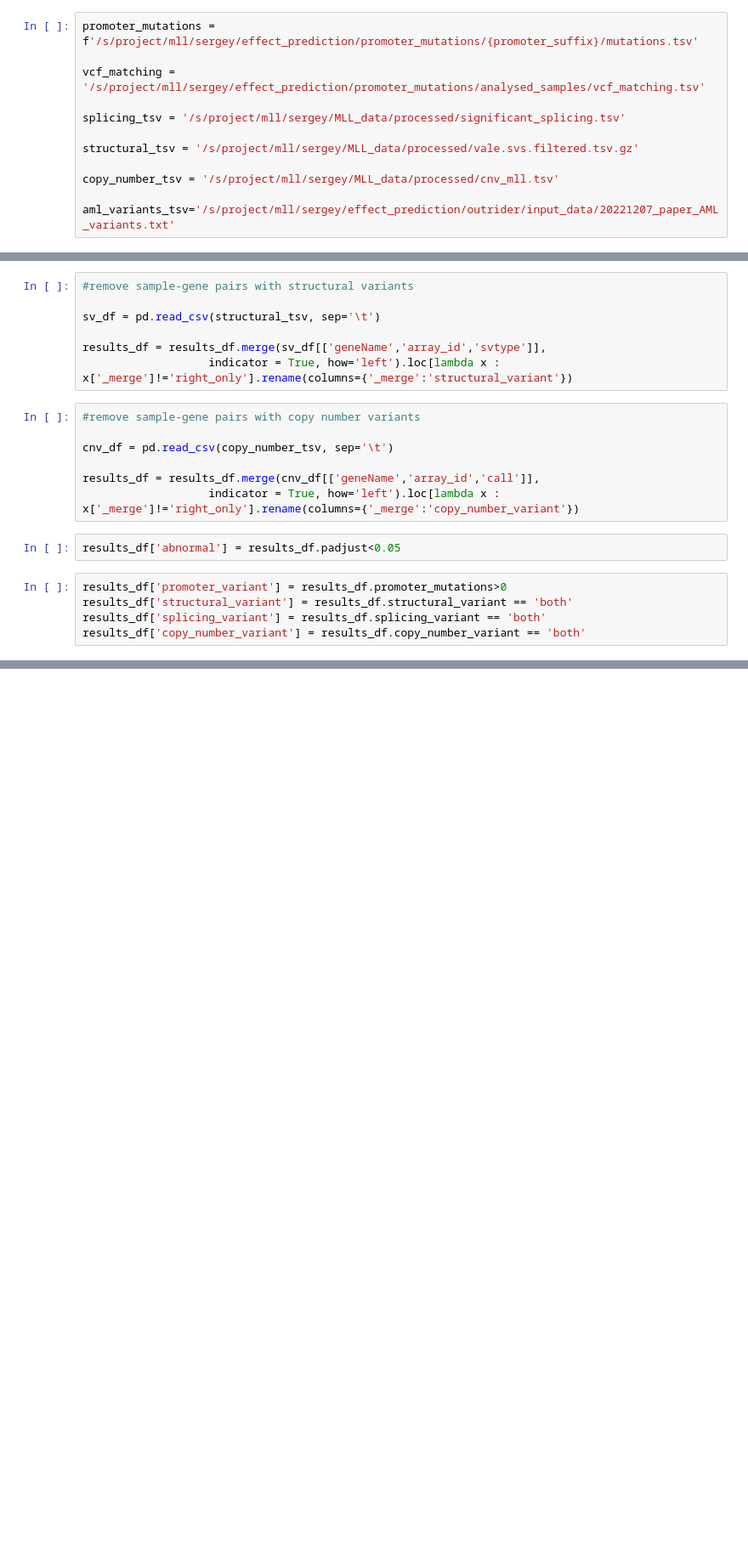
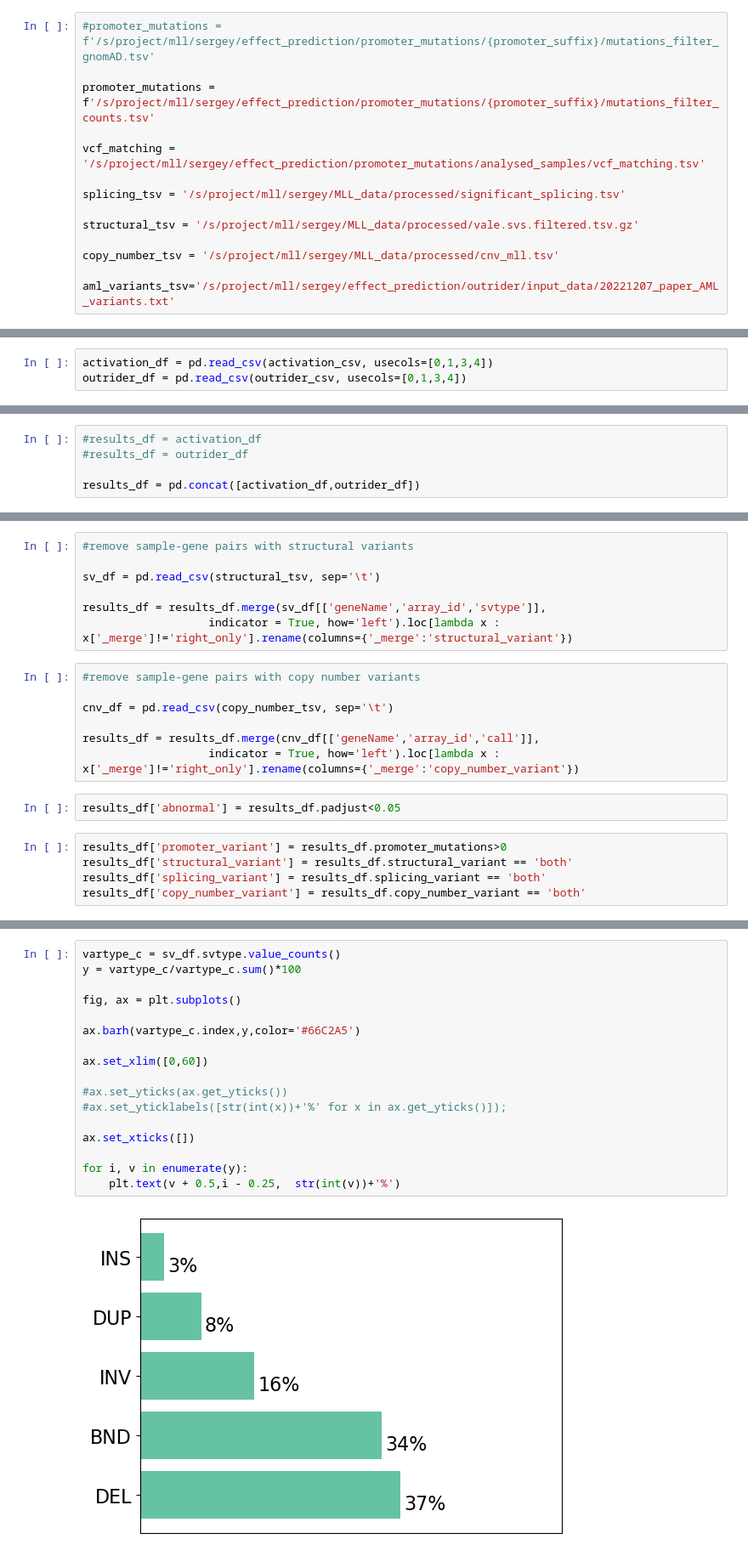
Before and after one commit to sergeyvilov/enformer, a Jupyter notebook: promoter_mutations/analysis.ipynb, the cells around one changed output, grey strips where cells are left out. Shown at 85% size. Cells and saved outputs as stored; diff of their text form; blank space fills up the shorter version.

```diff
--- a/promoter_mutations/analysis.ipynb
+++ b/promoter_mutations/analysis.ipynb
@@ -10,5 +18,7 @@ results_csv = '/s/project/mll/sergey/effect_prediction/outrider/input_data/activ
 # %%
-promoter_mutations = f'/s/project/mll/sergey/effect_prediction/promoter_mutations/{promoter_suffix}/mutations.tsv'
+#promoter_mutations = f'/s/project/mll/sergey/effect_prediction/promoter_mutations/{promoter_suffix}/mutations_filter_gnomAD.tsv'
+
+promoter_mutations = f'/s/project/mll/sergey/effect_prediction/promoter_mutations/{promoter_suffix}/mutations_filter_counts.tsv'
 
 vcf_matching = '/s/project/mll/sergey/effect_prediction/promoter_mutations/analysed_samples/vcf_matching.tsv'
 
@@ -23,0 +32,3 @@ results_df = pd.read_csv(results_csv, usecols=[0,1,3]) #activation results conve
+# %%
+activation_df = pd.read_csv(activation_csv, usecols=[0,1,3,4])
+outrider_df = pd.read_csv(outrider_csv, usecols=[0,1,3,4])
@@ -23,0 +41,5 @@ results_df = pd.read_csv(results_csv, usecols=[0,1,3]) #activation results conve
+# %%
+#results_df = activation_df
+#results_df = outrider_df
+
+results_df = pd.concat([activation_df,outrider_df])
@@ -116,0 +229,19 @@ res = pd.DataFrame(res, columns=['Confounders', 'Mutation', 'Frac. in anomal exp
+# %%
+vartype_c = sv_df.svtype.value_counts()
+y = vartype_c/vartype_c.sum()*100
+
+fig, ax = plt.subplots()
+
+ax.barh(vartype_c.index,y,color='#66C2A5')
+
+ax.set_xlim([0,60])
+
+#ax.set_yticks(ax.get_yticks())
+#ax.set_yticklabels([str(int(x))+'%' for x in ax.get_yticks()]);
+
+ax.set_xticks([])
+
+for i, v in enumerate(y):
+    plt.text(v + 0.5,i - 0.25,  str(int(v))+'%')
+# %% [output]
+[figure, added]
```
Also changed, not shown: parts of 20 cells of this notebook, 5 other files.
